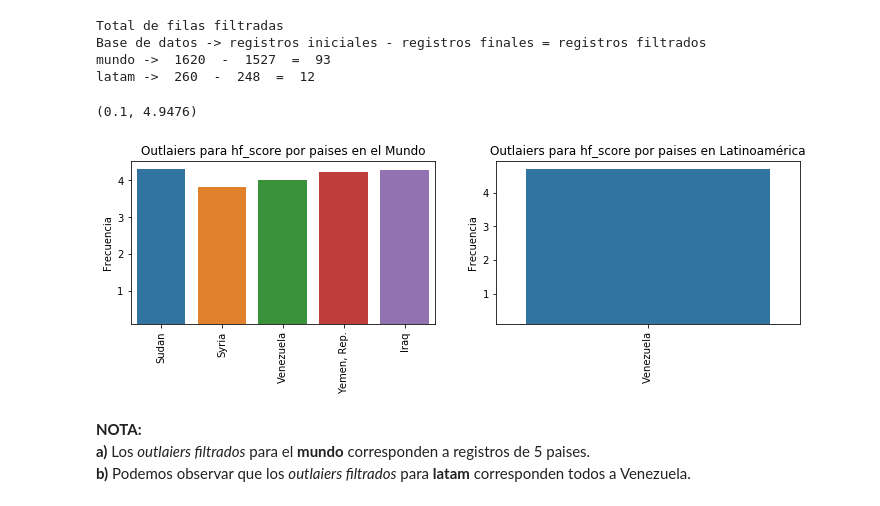
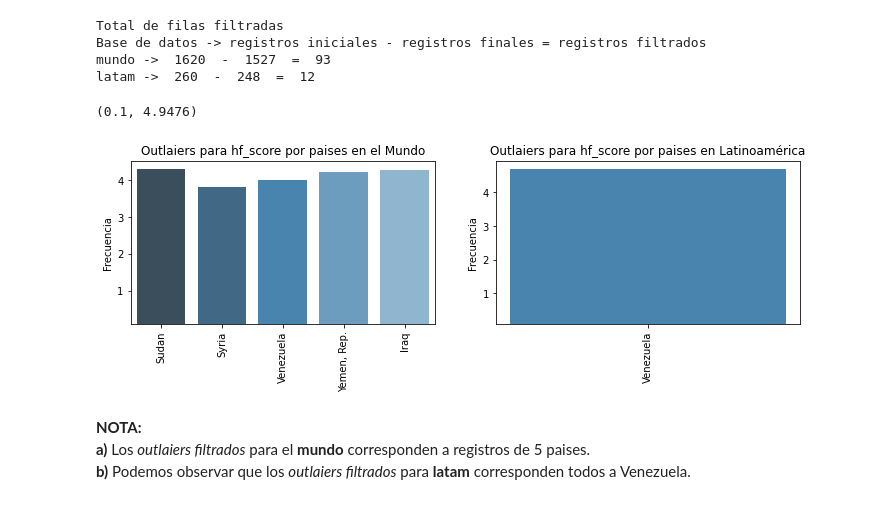
Before and after one commit to msoledadfernandez/DataScience_AnalisisyVisualizacion, a Jupyter notebook: practico.ipynb, the cells around one changed output. Saved outputs shown, nothing was run; the diff lists cells and outputs as text; code cells hidden in the pictures.

```diff
--- a/practico.ipynb
+++ b/practico.ipynb
@@ -407,29 +402,29 @@ latam_removed = complement_outliers(latam_notna, "hf_score")
 # %%
 import seaborn
 import matplotlib.pyplot as plt
 
 plt.figure (figsize=(12,3))
 
 plt.subplot(121)
 plt1= dataset_removed.countries.value_counts(normalize=True)
-seaborn.barplot (x=dataset_removed.countries,y= dataset_removed.hf_score, ci=None)
+seaborn.barplot (x=dataset_removed.countries,y= dataset_removed.hf_score, ci=None,  palette='Blues_d')
 plt.xticks(rotation=90)
 plt.title("Outlaiers para hf_score por paises en el Mundo")
 plt.ylabel('Frecuencia')
 plt.xlabel('')
 plt.ylim(0.1)
 
 plt.subplot(122)
 plt1= latam_removed.countries.value_counts(normalize=True)
-seaborn.barplot (x=latam_removed.countries,y= latam_removed.hf_score, ci=None)
+seaborn.barplot (x=latam_removed.countries,y= latam_removed.hf_score, ci=None,  palette='Blues_d')
 plt.xticks(rotation=90)
 plt.title("Outlaiers para hf_score por paises en Latinoamérica")
 plt.ylabel('Frecuencia')
 plt.xlabel('')
 plt.ylim(0.1)
 # %% [output]
 (0.1, 4.9476)
-[figure, old version]
+[figure, new version]
 # %% [markdown]
 **NOTA:**
 **a)** Los *outlaiers filtrados* para el **mundo** corresponden a registros de 5 paises.
```
Also changed, not shown: parts of 12 cells of this notebook.
